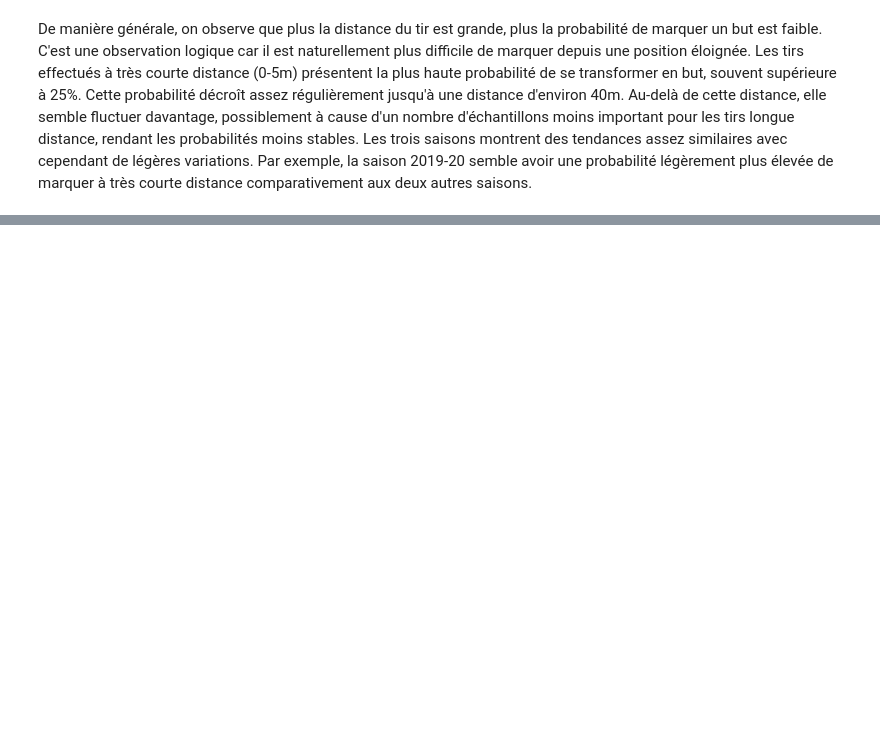
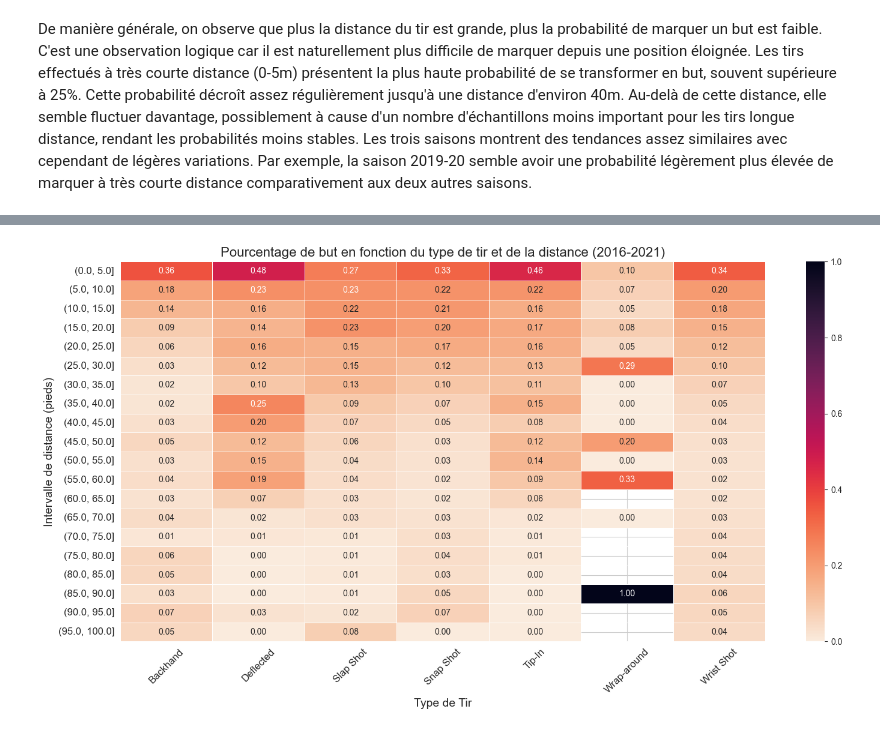
Before and after one commit to AlexMaggioni/NHL_Project, a Jupyter notebook: Visualisations_simples.ipynb, the cells around one changed output, grey strips where cells are left out. Cells and saved outputs as stored; diff of their text form; code cells hidden in the pictures; blank space fills up the shorter version.

```diff
--- a/Visualisations_simples.ipynb
+++ b/Visualisations_simples.ipynb
@@ -158,0 +173,10 @@ De manière générale, on observe que plus la distance du tir est grande, plus
+# %%
+season_data = data.copy()
+
+# Bin the shot distances
+season_data['distance_bin'] = pd.cut(season_data['distance'], bins=bin_edges)
+
+# Calculate goal probabilities for each bin and shot type
+goal_prob = season_data.groupby(['shotType', 'distance_bin'], observed=True).apply(lambda x: (x['eventType'] == 'GOAL').sum() / len(x))
+
+goal_prob
@@ -158,0 +197,23 @@ De manière générale, on observe que plus la distance du tir est grande, plus
+# %%
+import matplotlib.pyplot as plt
+import seaborn as sns
+
+# Convert the goal_prob Series to a DataFrame for easier plotting
+heatmap_data = goal_prob.unstack(level=0)
+
+# Plotting the heatmap
+plt.figure(figsize=(15, 8))
+sns.set_style("whitegrid")
+cmap = sns.cm.rocket_r  # Choosing a colormap
+heatmap = sns.heatmap(heatmap_data, cmap=cmap, annot=True, fmt=".2f", linewidths=.5)
+plt.title('Pourcentage de but en fonction du type de tir et de la distance (2016-2021)', fontsize=16)
+plt.xlabel('Type de Tir', fontsize=14)
+plt.ylabel('Intervalle de distance (pieds)', fontsize=14)
+plt.xticks(fontsize=12, rotation=45)
+plt.yticks(fontsize=12)
+
+# Displaying the heatmap
+plt.tight_layout()
+plt.show()
+# %% [output]
+[figure, added]
```
Also changed, not shown: parts of 5 cells of this notebook.
